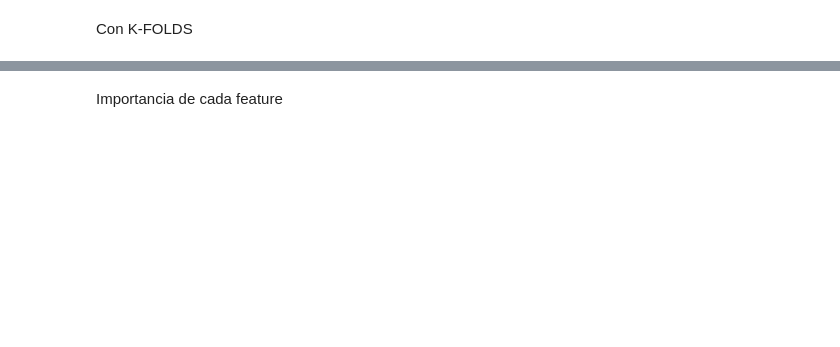
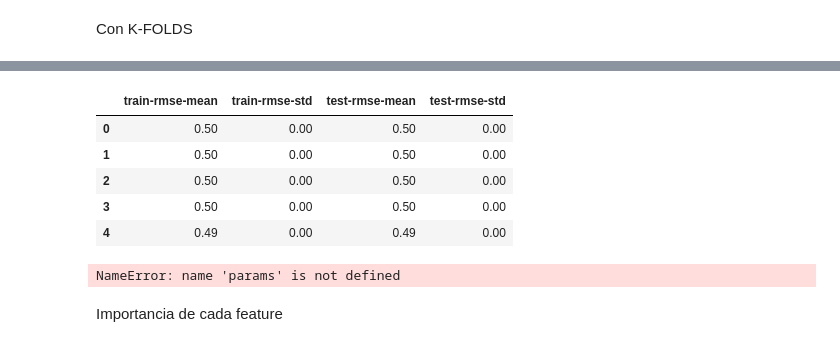
Before and after one commit to GIBelletti/TP2-7506-Datos, a Jupyter notebook: TP2.ipynb, the cells around one changed output, grey strips where cells are left out. Saved outputs shown, nothing was run; the diff lists cells and outputs as text; code cells hidden in the pictures; blank space fills up the shorter version.

```diff
--- a/TP2.ipynb
+++ b/TP2.ipynb
@@ -521,0 +588,12 @@ train_set.head()
+# %%
+def desacerse_de_columnasNulas_en_comun(df1,df2,l1,l2):
+    colABorrar = []
+    for elemento in l1:
+        if (not elemento in l2):
+            continue
+        colABorrar.append(elemento)
+    print(colABorrar)
+    df1 = df1.drop(columns=colABorrar)
+    df2 = df2.drop(columns=colABorrar)
+    return df1,df2
+train_set,test_set = desacerse_de_columnasNulas_en_comun(train_set,test_set,n1,n2)
@@ -635,6 +831,7 @@ def eliminarErrorDeValores(df):
 test_set = eliminarErrorDeValores(test_set)
 train_set = eliminarErrorDeValores(train_set)
 # %%
+#HAY QUE CONVERTIR ESTO A UN ENSAMBLE
 ######verificacion de hiperparamentros
 hiperparametros_max = [0,0,0,0]
 res_max = 0
@@ -653,8 +850,7 @@ for profundidad in range(6,8,1):
                                            objetive = 'reg:squarederror')
 
                 xgb_reg.fit(train_set, train_label)
-                #result = pd.read_csv('sample_submission.csv')
-                result = pd.read_csv(sample_path)
+                result = pd.read_csv('sample_submission.csv')
                 predicts = xgb_reg.predict(test_set).round()
                 result['target'] = predicts
 
@@ -689,6 +921,8 @@ local 0.3578643578643579 max 0.37078651685393255
 # %%
-xgb_reg = xgb.XGBRegressor(max_depth = 7,
+xgb_reg = xgb.XGBRegressor(max_depth = 15,
                            colsample_bytree = 0.5,
-                           learning_rate = 0.6,
+                           learning_rate = 0.8,
                            alpha = 10,
                            objetive = 'reg:squarederror')
+
+xgb_reg.fit(train_set, train_label)
@@ -716,7 +951,21 @@ print((cv_results["test-rmse-mean"]).tail(1))
+# %%
+cv_results.head()
+# %% [output]
+|  | train-rmse-mean | train-rmse-std | test-rmse-mean | test-rmse-std |
+| 0 | 0.50 | 0.00 | 0.50 | 0.00 |
+| 1 | 0.50 | 0.00 | 0.50 | 0.00 |
+| 2 | 0.50 | 0.00 | 0.50 | 0.00 |
+| 3 | 0.50 | 0.00 | 0.50 | 0.00 |
+| 4 | 0.49 | 0.00 | 0.49 | 0.00 |
 # %%
+
+os.environ["PATH"] += os.pathsep + 'D:/Program Files (x86)/Graphviz2.38/bin/'
+
 xg_reg = xgb.train(params=params, dtrain=dmatrix, num_boost_round=10)
 plt.rcParams['figure.figsize'] = [20, 20]
 xgb.to_graphviz(xg_reg,num_trees=0)
+# %% [output]
+NameError: name 'params' is not defined
 # %% [markdown]
 Importancia de cada feature
 # %%
```
Also changed, not shown: parts of 68 cells of this notebook.
